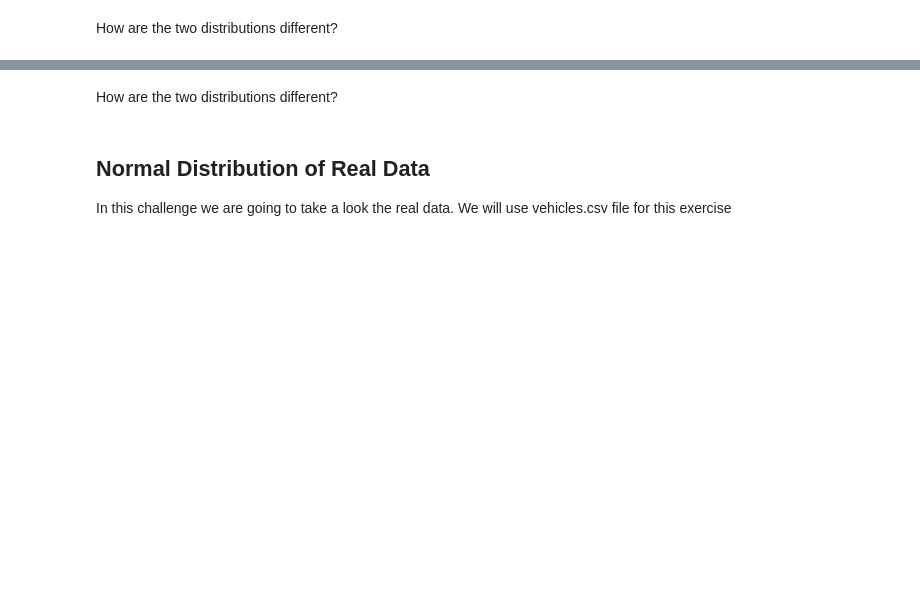
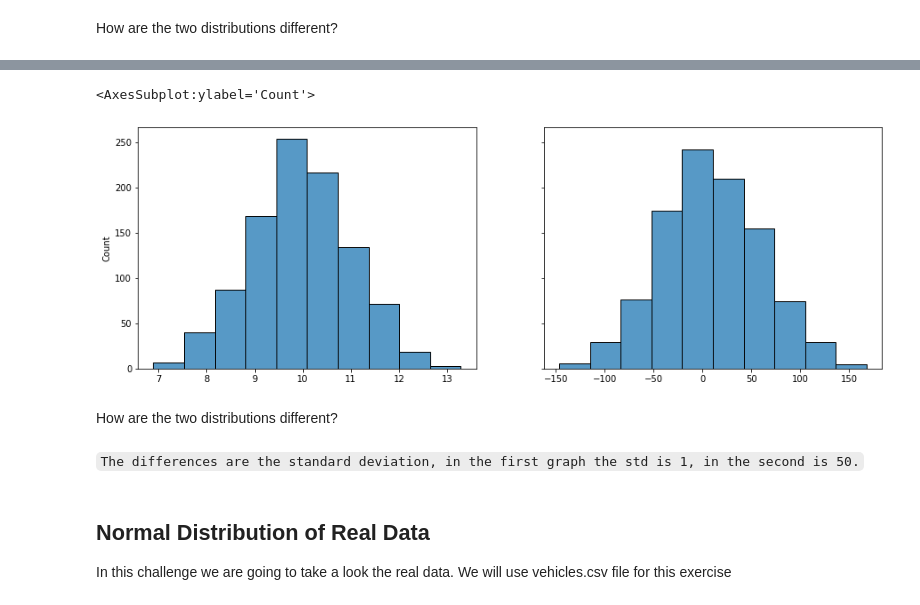
Before and after one commit to Ironhack-Data-Madrid-Marzo-2021/lab-continuous-probability-distribution, a Jupyter notebook: your-code/main.ipynb, the cells around one changed output, grey strips where cells are left out. Saved outputs shown, nothing was run; the diff lists cells and outputs as text; code cells hidden in the pictures; blank space fills up the shorter version.

```diff
--- a/your-code/main.ipynb
+++ b/your-code/main.ipynb
@@ -65,2 +89,9 @@ Expected output:
+# %%
+fig,axs = plt.subplots(1,2, figsize=(15,5), sharey=True)
+sns.histplot(distribution, bins=10, ax=axs[0])
+sns.histplot(distribution2, bins=10, ax=axs[1])
+# %% [output]
+<AxesSubplot:ylabel='Count'>
+[figure, added]
 # %% [markdown]
 How are the two distributions different?
@@ -69,3 +98,5 @@ How are the two distributions different?
+# %% [markdown]
+`The differences are the standard deviation, in the first graph the std is 1, in the second is 50.`
 # %% [markdown]
 ## Normal Distribution of Real Data
 
```
Also changed, not shown: parts of 21 cells of this notebook.
